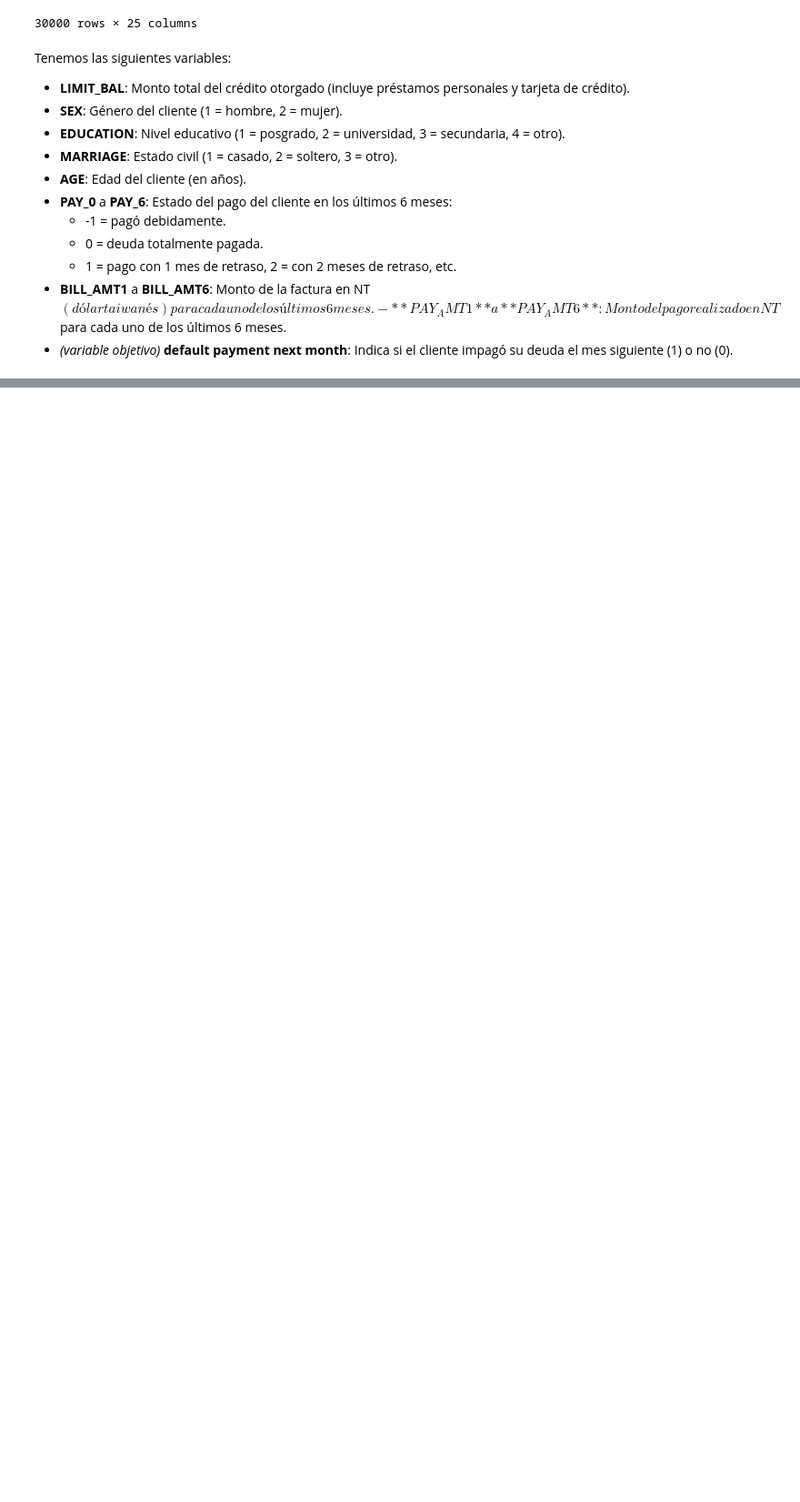
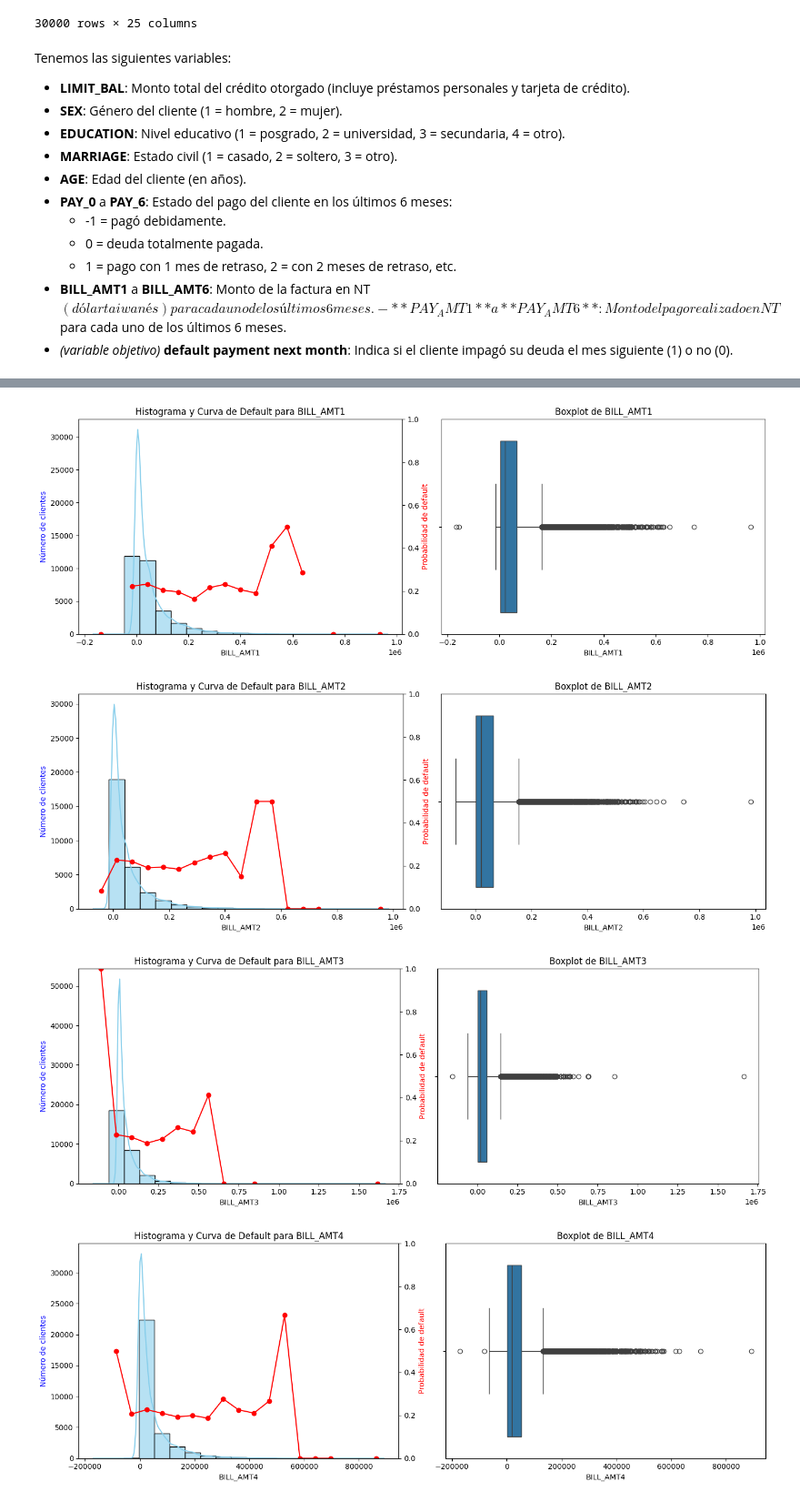
Before and after one commit to Sergi-06/Calibracion_Feedback1, a Jupyter notebook: Feedback1.ipynb, the cells around one changed output, grey strips where cells are left out. Shown: that part at 91% size. Saved outputs shown, nothing was run; the diff lists cells and outputs as text; code cells hidden in the pictures; blank space fills up the shorter version.

```diff
--- a/Feedback1.ipynb
+++ b/Feedback1.ipynb
@@ -47,0 +280,4 @@ Tenemos las siguientes variables:
+# %%
+for col in [col for col in vbles_categoricas if 'PAY' in col]:
+
+    analizar_variable_categorica(df_base, col + '_aj')
@@ -47,0 +325,6 @@ Tenemos las siguientes variables:
+# %%
+vbles_numericas = ['LIMIT_BAL', 'AGE', 'BILL_AMT1', 'BILL_AMT2', 'BILL_AMT3', 'BILL_AMT4', 'BILL_AMT5', 'BILL_AMT6',
+                  'PAY_AMT1', 'PAY_AMT2', 'PAY_AMT3', 'PAY_AMT4', 'PAY_AMT5', 'PAY_AMT6']
+
+# Resumen estadístico
+df_base[vbles_numericas].describe()
@@ -47,0 +361,10 @@ Tenemos las siguientes variables:
+# %%
+# Crear histogramas + boxplots juntos
+for col in [col for col in vbles_numericas if 'BILL_AMT' in col]:
+
+    graficar_distribucion_default(df_base, col, bins=20)
+# %% [output]
+[figure, added]
+[figure, added]
+[figure, added]
+[figure, added]
```
Also changed, not shown: parts of 43 cells of this notebook.
